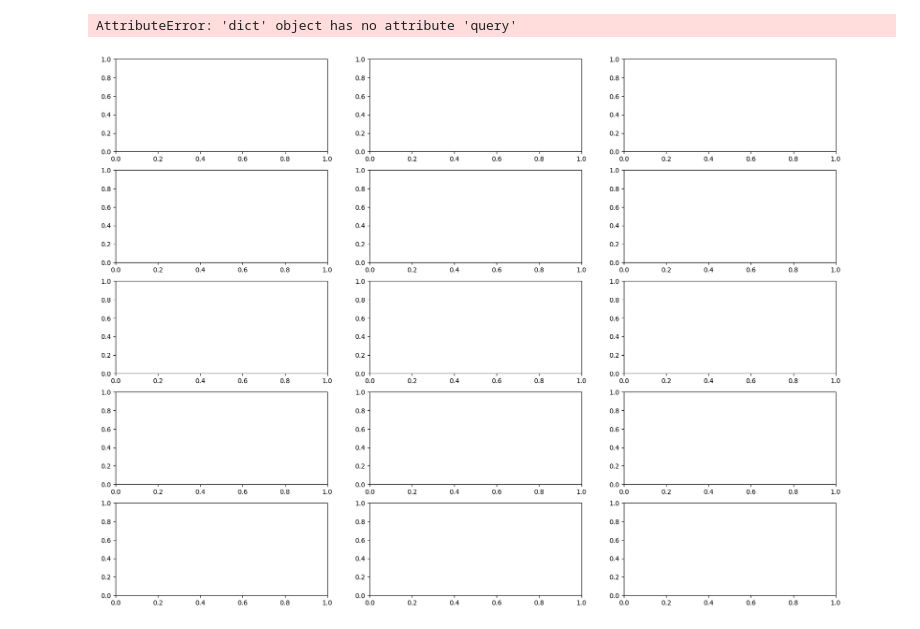
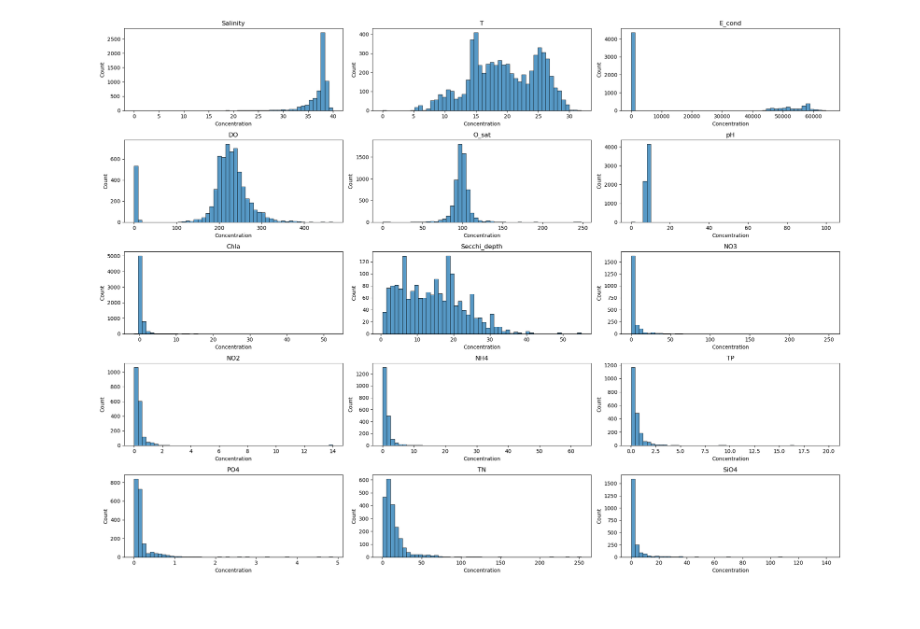
Before and after one commit to Alberto-Ghedin/ISPRA_20152017_Analysis, a Jupyter notebook: Explore_env_data.ipynb, the cells around one changed output. Drawn from its saved outputs; the diff is of its cells as text; code cells hidden in the pictures.

```diff
--- a/Explore_env_data.ipynb
+++ b/Explore_env_data.ipynb
@@ -45,11 +45,12 @@ simplified_chem_phys.loc[:, "SampleDepth"] = simplified_chem_phys.loc[:, "Sample
+# %%
+simplified_chem_phys = dict([(nut, simplified_chem_phys.query("Nutrient == @nut")) for nut in nutrients])
 # %%
 fig, axs = plt.subplots(5, 3, figsize=(20, 15))
 axs = axs.ravel()
 for (nut, ax) in zip(nutrients, axs):
-    df_nut = simplified_chem_phys.query("Nutrient == @nut")
+    df_nut = simplified_chem_phys[nut]
     sns.histplot(data=df_nut, x="Concentration", ax=ax, bins=50)
     ax.set_title(nut)
 plt.tight_layout()
 # %% [output]
-AttributeError: 'dict' object has no attribute 'query'
-[figure, old version]
+[figure, new version]
```
Also changed, not shown: parts of 16 cells of this notebook.
